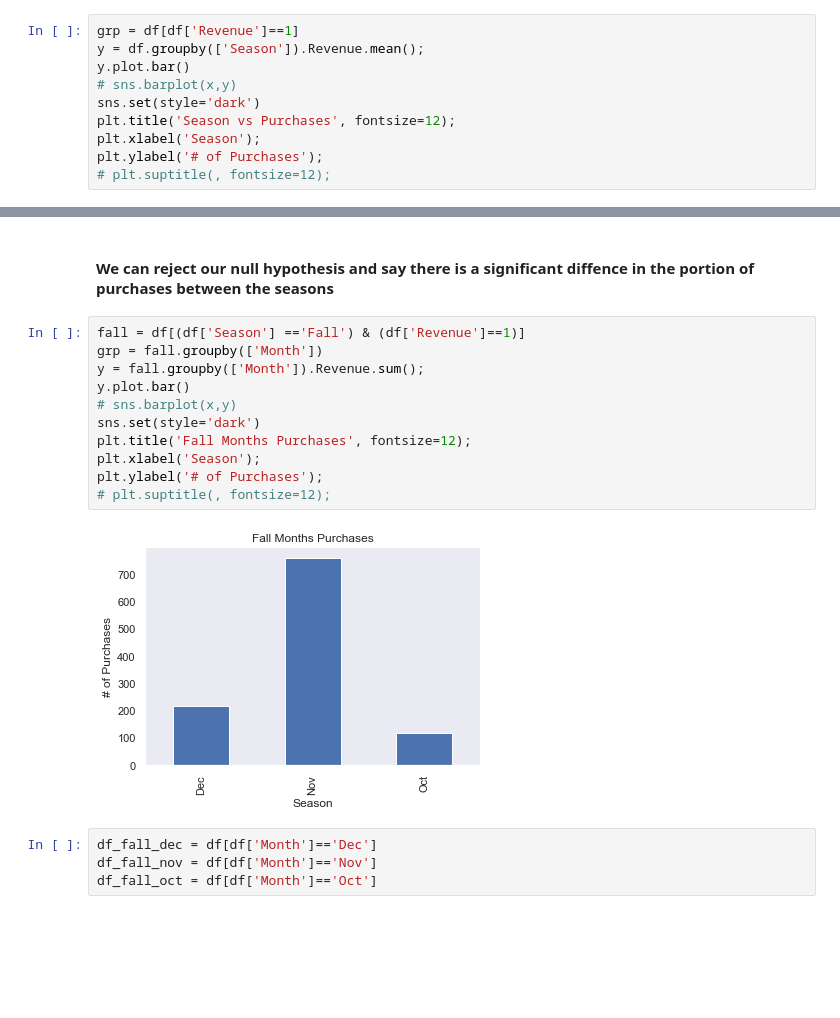
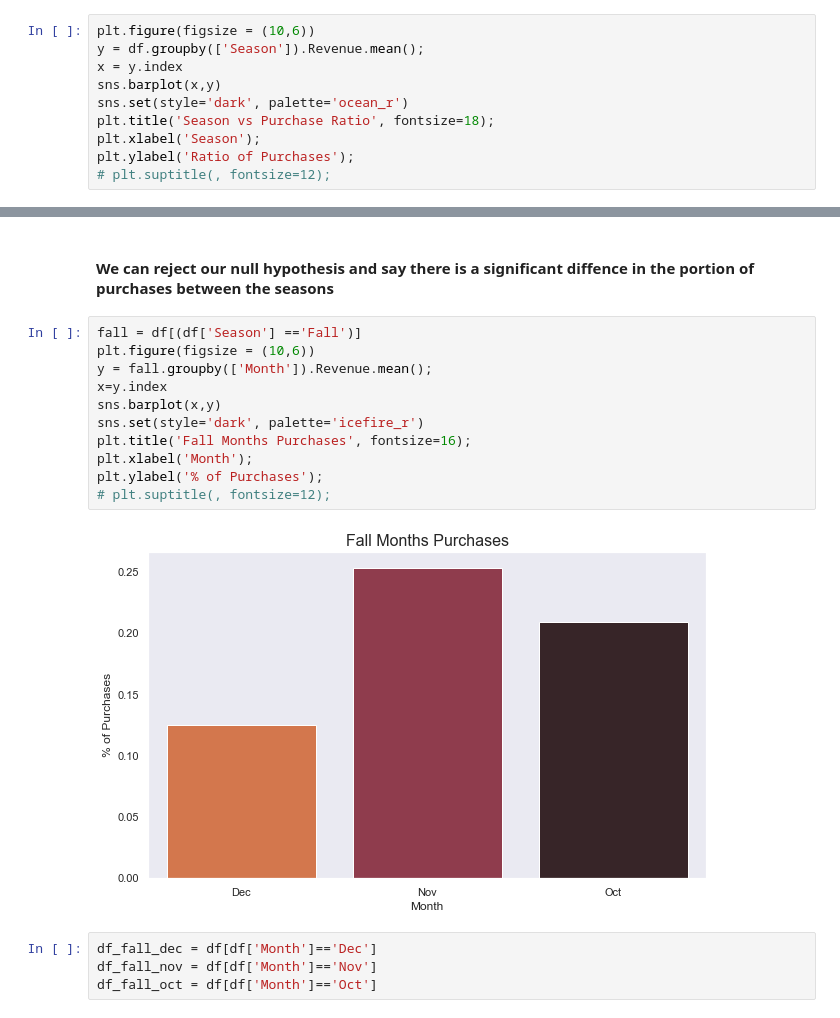
Before and after one commit to drdips/online_shopper, a Jupyter notebook: data_cleaning.ipynb, the cells around one changed output, grey strips where cells are left out. Saved outputs shown, nothing was run; the diff lists cells and outputs as text; blank space fills up the shorter version.

```diff
--- a/data_cleaning.ipynb
+++ b/data_cleaning.ipynb
@@ -171,13 +171,13 @@ df['Revenue'] = df['Revenue'].map(lambda x: 1 if x ==True else 0)
 # %% [markdown]
 ### Which season had the most purchases?
 # %%
-grp = df[df['Revenue']==1]
+plt.figure(figsize = (10,6))
 y = df.groupby(['Season']).Revenue.mean();
-y.plot.bar()
-# sns.barplot(x,y)
-sns.set(style='dark')
-plt.title('Season vs Purchases', fontsize=12);
+x = y.index
+sns.barplot(x,y)
+sns.set(style='dark', palette='ocean_r')
+plt.title('Season vs Purchase Ratio', fontsize=18);
 plt.xlabel('Season');
-plt.ylabel('# of Purchases');
+plt.ylabel('Ratio of Purchases');
 # plt.suptitle(, fontsize=12);
 # %% [output]
@@ -261,18 +261,18 @@ Dependent (reject H0)
 # %% [markdown]
 #### We can reject our null hypothesis and say there is a significant diffence in the portion of purchases between the seasons
 # %%
-fall = df[(df['Season'] =='Fall') & (df['Revenue']==1)]
-grp = fall.groupby(['Month'])
-y = fall.groupby(['Month']).Revenue.sum();
-y.plot.bar()
-# sns.barplot(x,y)
-sns.set(style='dark')
-plt.title('Fall Months Purchases', fontsize=12);
-plt.xlabel('Season');
-plt.ylabel('# of Purchases');
+fall = df[(df['Season'] =='Fall')]
+plt.figure(figsize = (10,6))
+y = fall.groupby(['Month']).Revenue.mean();
+x=y.index
+sns.barplot(x,y)
+sns.set(style='dark', palette='icefire_r')
+plt.title('Fall Months Purchases', fontsize=16);
+plt.xlabel('Month');
+plt.ylabel('% of Purchases');
 # plt.suptitle(, fontsize=12);
 # %% [output]
-[figure, old version]
+[figure, new version]
 # %%
 df_fall_dec = df[df['Month']=='Dec']
 df_fall_nov = df[df['Month']=='Nov']
```
Also changed, not shown: parts of 27 cells of this notebook, 1 other file.
